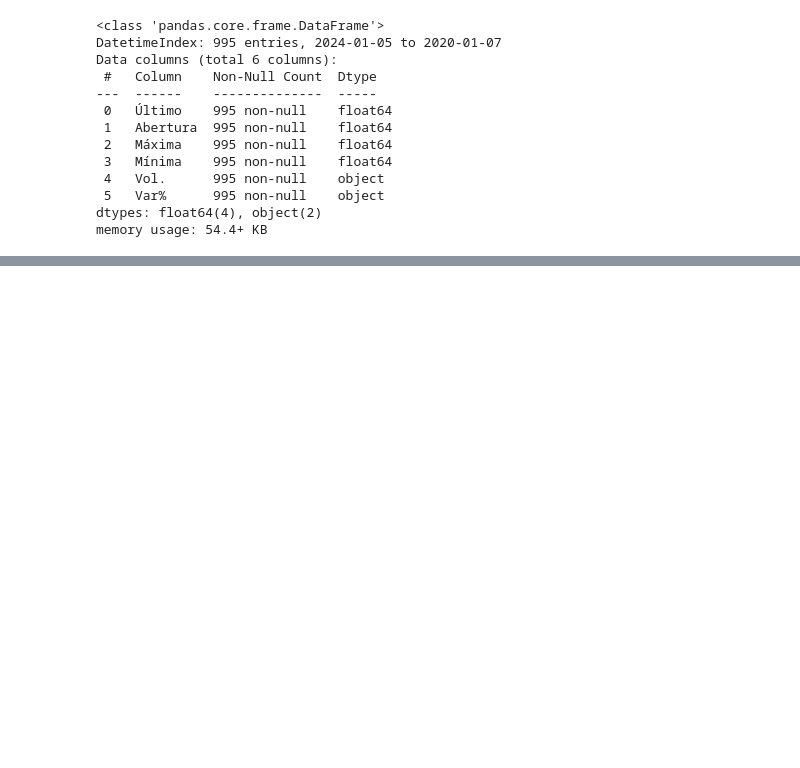
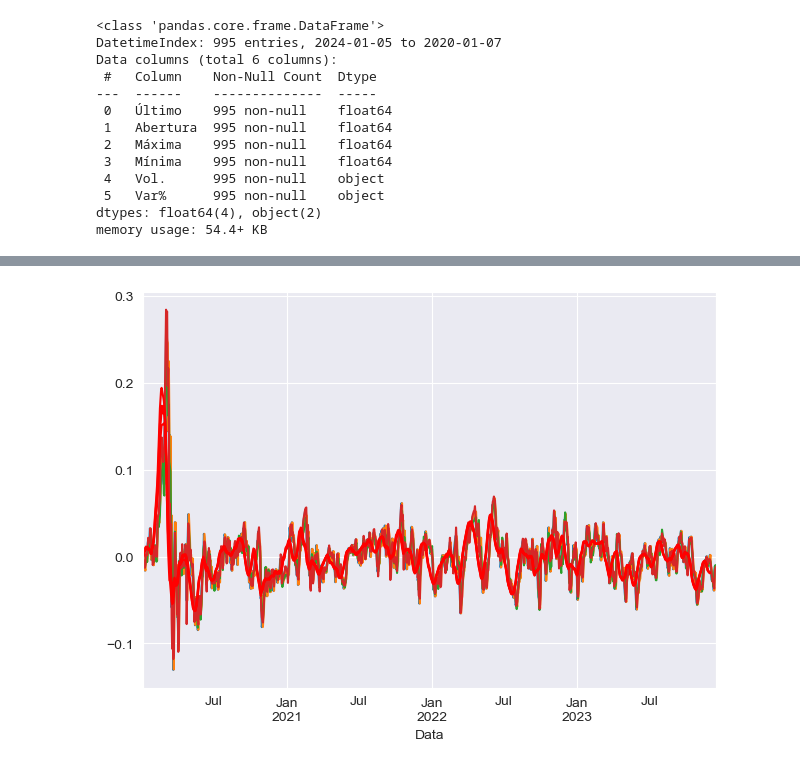
Before and after one commit to kebaggio/techChallengeFase2, a Jupyter notebook: modelo/previsao_ibovespa.ipynb, the cells around one changed output, grey strips where cells are left out. Cells and saved outputs as stored; diff of their text form; code cells hidden in the pictures; blank space fills up the shorter version.

```diff
--- a/modelo/previsao_ibovespa.ipynb
+++ b/modelo/previsao_ibovespa.ipynb
@@ -133,0 +144,15 @@ plt.tight_layout()
+# %%
+df_s = (df_log - ma_log).dropna()
+
+ma_s = df_s.rolling(12).mean()
+
+
+std = df_s.rolling(12).std()
+
+f, ax = plt.subplots()
+df_s.plot(ax=ax, legend=False)
+
+ma_s.plot(ax=ax, legend=False, color='r')
+plt.tight_layout()
+# %% [output]
+[figure, added]
```
Also changed, not shown: parts of 8 cells of this notebook, 1 other file.
